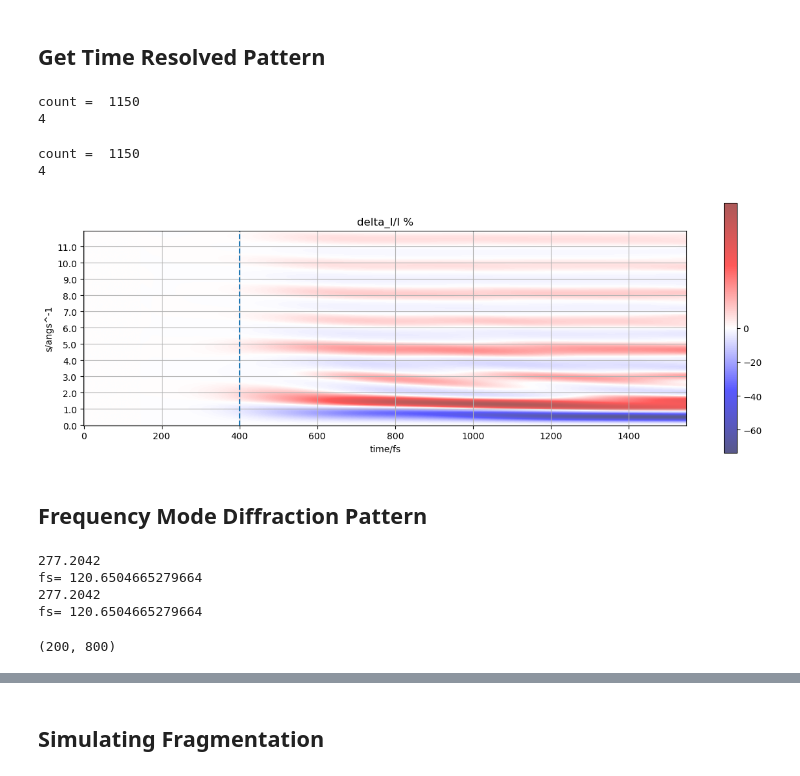
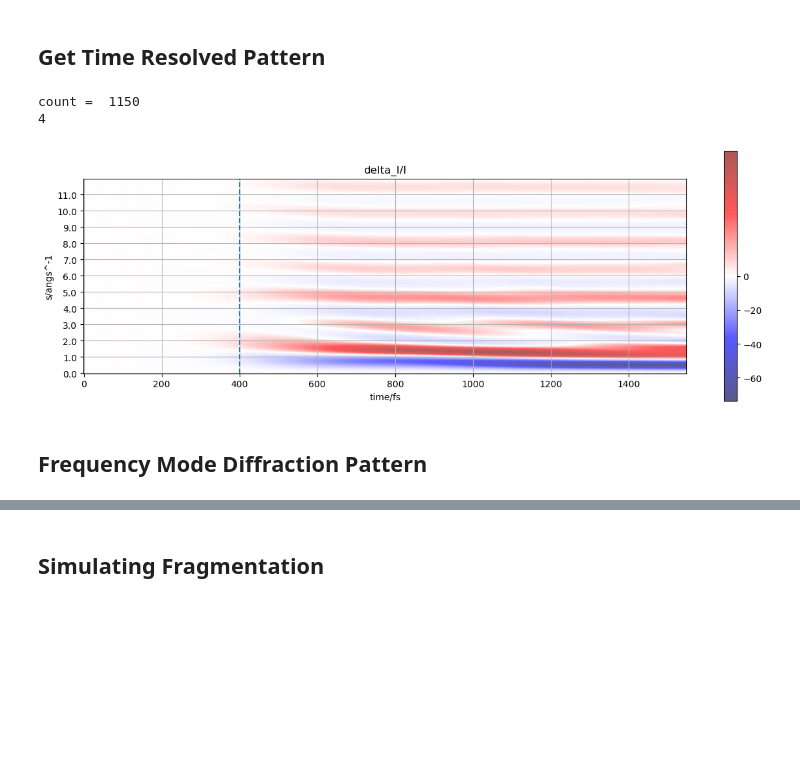
Before and after one commit to lheald2/gued, a Jupyter notebook: GUED_Simulations.ipynb, the cells around one changed output, grey strips where cells are left out. Saved outputs shown, nothing was run; the diff lists cells and outputs as text; code cells hidden in the pictures; blank space fills up the shorter version.

```diff
--- a/GUED_Simulations.ipynb
+++ b/GUED_Simulations.ipynb
@@ -66,26 +65,3 @@ damp_const=33
     \begin{equation}
     PDF(r) \approx r \int_{s_{min}}^{s_{max}} sM(s) \sin(sr) e^{-\alpha s^{2}} ds
     \end{equation}
-# %%
-coor, atom_sum  = gt.load_static_mol_coor(path_mol,mol_name,file_type)
-I_new,I_at_new,I_mol_new,s_new = gt.get_I_from_xyz(f,s000,s_max,coor,atom_sum)
-sM_new,PDF_new,r_new = gt.get_sM_and_PDF_from_I(I_at_new,I_mol_new,s_new,r_max,damp_const)
-# plot_I_sM_PDF(I,sM,PDF,s,r,mol_name+' I elastic',mol_name+' sM',mol_name+' PDF'); # use or not using plot-function
-plt.figure(figsize=(8,4))
-
-plt.subplot(1,2,1)
-plt.plot(s_new,sM_new)
-plt.xlabel(r'S, ['+angs+'$^{-1}$]')
-plt.ylabel('sM(s)')
-plt.title('Modified Scattering Intensity')
-plt.grid()
-
-plt.subplot(1,2,2)
-plt.plot(r_new,PDF_new)
-plt.xlabel(r'R, [pm]')
-plt.ylabel('PDF')
-plt.title('Pair Distribution Function')
-plt.grid()
-
-plt.tight_layout()
-plt.show()
@@ -95,27 +73,10 @@ plt.show()
 ## Get Time Resolved Pattern
 # %%
 mol_name = 'CI2H2_time_evol'
-
-coor, atom_sum, time = gt.load_time_evolving_xyz(path_mol, mol_name, file_type)
+gt.trajectory_sim(path_mol, mol_name, file_type)
 # %% [output]
 count =  1150
 4
+[figure, added]
-# %%
-gt.trajectory_sim(path_mol, mol_name, file_type, f, s000, s_max)
-# %% [output]
-count =  1150
-4
-[figure, removed]
 # %% [markdown]
 ## Frequency Mode Diffraction Pattern
-# %%
-mol_name = 'cf3i_opt.hess.v008'
-re, atom_sum, time = gt.load_freq_xyz(path_mol, mol_name, file_type)
-dI_I, new_time, s, PDF, r = gt.freq_sim(path_mol, mol_name, file_type, f, s000, s_max)
-PDF.shape
-# %% [output]
-277.2042
-fs= 120.6504665279664
-277.2042
-fs= 120.6504665279664
-(200, 800)
```
Also changed, not shown: parts of 8 cells of this notebook, 2 other files.
